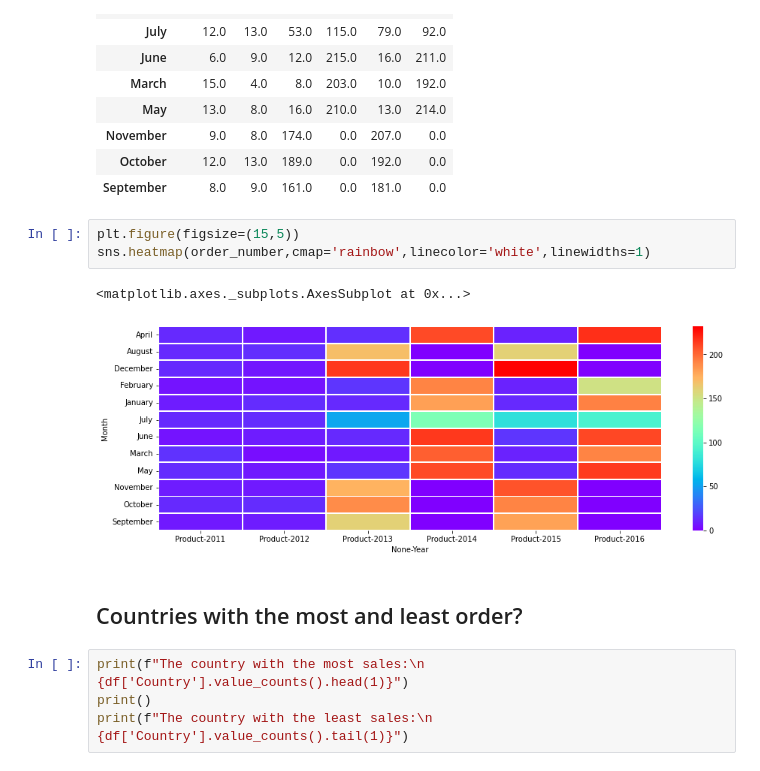
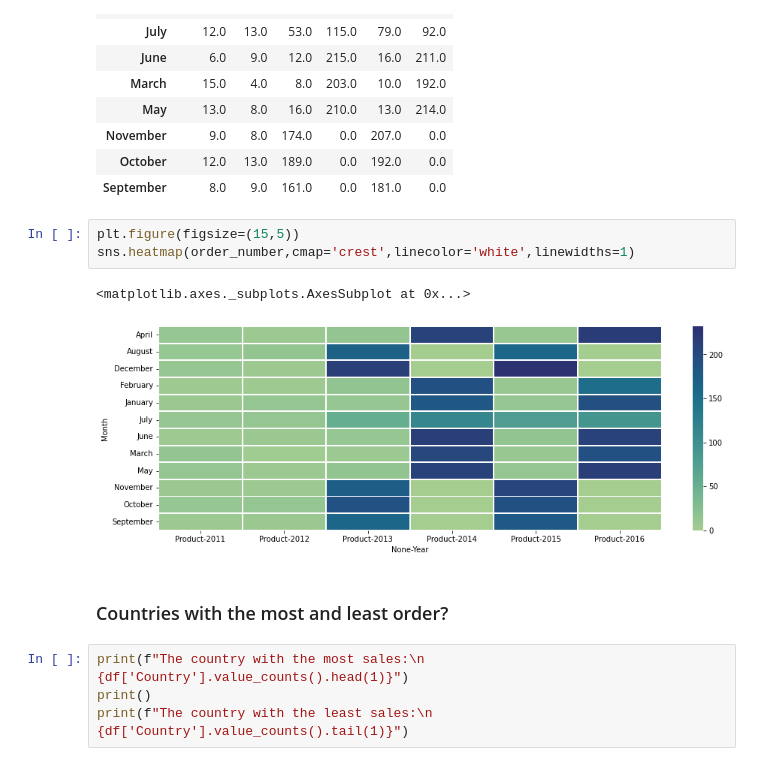
Before and after one commit to lalesafarzade/analysis-and-visualize, a Jupyter notebook: store_sale/store_sale.ipynb, the cells around one changed output. Drawn from its saved outputs; the diff is of its cells as text.

```diff
--- a/store_sale/store_sale.ipynb
+++ b/store_sale/store_sale.ipynb
@@ -103,12 +113,12 @@ order_number
 | September | 8.0 | 9.0 | 161.0 | 0.0 | 181.0 | 0.0 |
 # %%
 plt.figure(figsize=(15,5))
-sns.heatmap(order_number,cmap='rainbow',linecolor='white',linewidths=1)
+sns.heatmap(order_number,cmap='crest',linecolor='white',linewidths=1)
 # %% [output]
 <matplotlib.axes._subplots.AxesSubplot at 0x...>
-[figure, old version]
+[figure, new version]
 # %% [markdown]
-## Countries with the most and least order?
+### Countries with the most and least order?
 # %%
 print(f"The country with the most sales:\n {df['Country'].value_counts().head(1)}")
 print()
```
Also changed, not shown: parts of 9 cells of this notebook.
